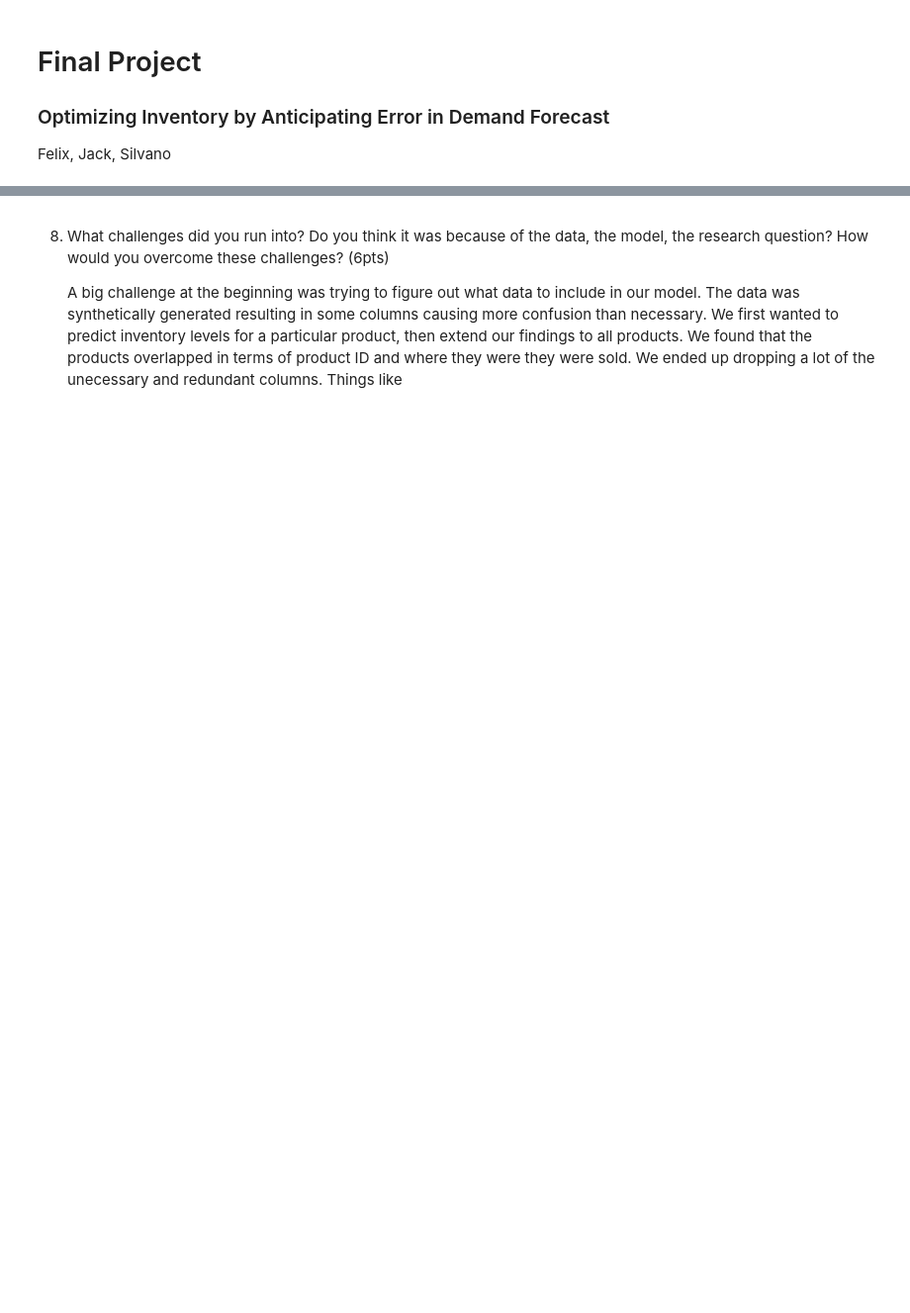
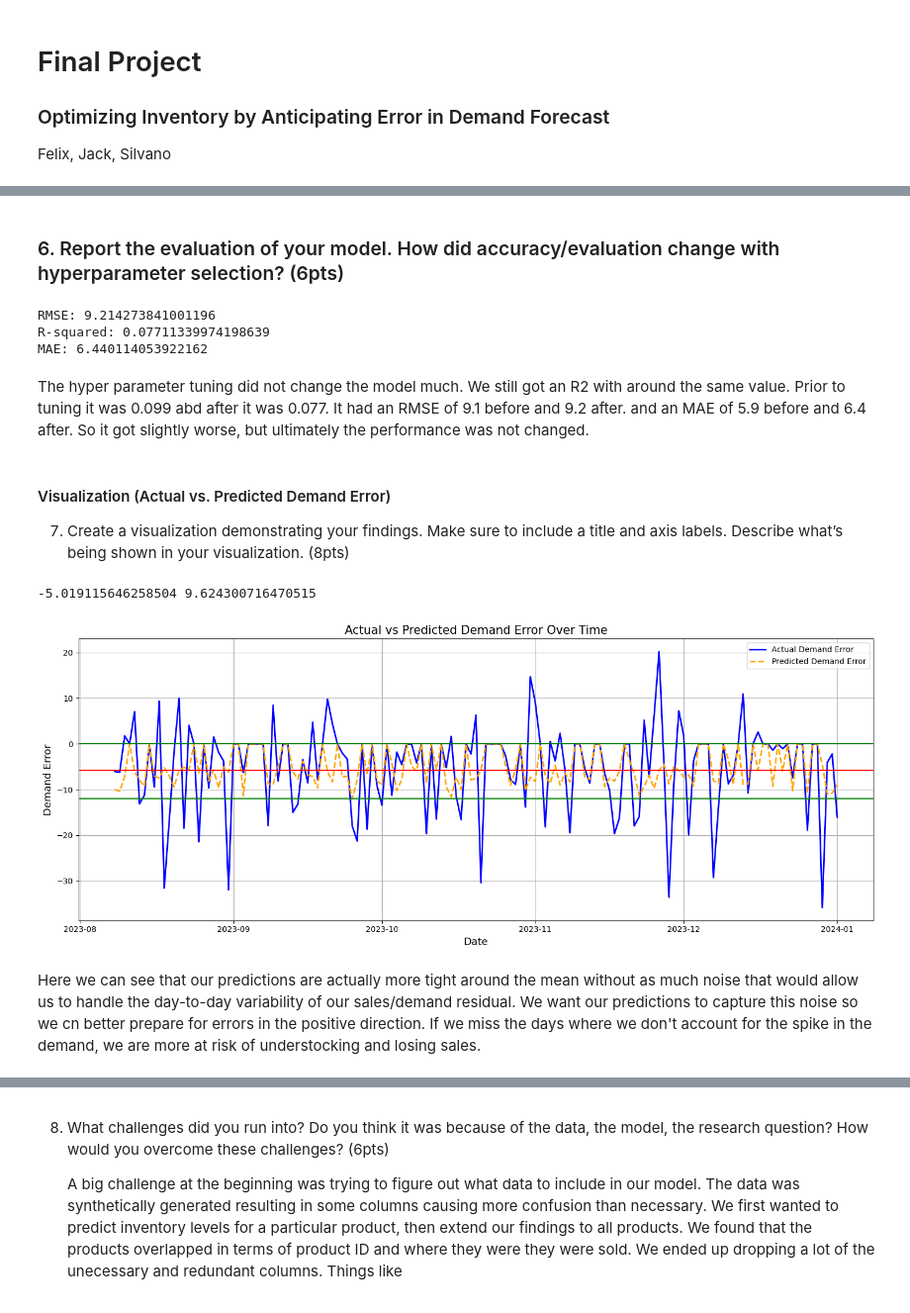
Before and after one commit to silvanoross/IMT574_FinalProject, a Jupyter notebook: IMT574_FinalProject.ipynb, the cells around one changed output, grey strips where cells are left out. Shown at 99% size. Saved outputs shown, nothing was run; the diff lists cells and outputs as text; code cells hidden in the pictures; blank space fills up the shorter version.

```diff
--- a/IMT574_FinalProject.ipynb
+++ b/IMT574_FinalProject.ipynb
@@ -67,0 +439,8 @@ Felix, Jack, Silvano
+# %%
+filtered_df['Demand Error'] = filtered_df['Units Sold'] - filtered_df['Demand Forecast']
+columns_to_drop = [
+    "Units Sold",
+    "Demand Forecast"
+]
+filtered_df = filtered_df.drop(columns=columns_to_drop, errors='ignore')
+filtered_df.head()
@@ -67,0 +598,65 @@ Felix, Jack, Silvano
+# %% [markdown]
+### 6. Report the evaluation of your model. How did accuracy/evaluation change with hyperparameter selection? (6pts)
+# %%
+
+rmse = np.sqrt(mean_squared_error(y_test, y_pred))
+r2 = r2_score(y_test, y_pred)
+mae = mean_absolute_error(y_test, y_pred)
+
+print(f'RMSE: {rmse}')
+print(f'R-squared: {r2}')
+print(f'MAE: {mae}')
+# %% [output]
+RMSE: 9.214273841001196
+R-squared: 0.07711339974198639
+MAE: 6.440114053922162
+# %% [markdown]
+The hyper parameter tuning did not change the model much. We still got an R2 with around the same value. Prior to tuning it was 0.099 abd after it was 0.077. It had an RMSE of 9.1 before and 9.2 after. and an MAE of 5.9 before and 6.4 after. So it got slightly worse, but ultimately the performance was not changed.
+# %% [markdown]
+#### Visualization (Actual vs. Predicted Demand Error)
+7. Create a visualization demonstrating your findings. Make sure to include a title and axis labels. Describe what’s being shown in your visualization. (8pts)
+# %%
+# clearly defined forecast values
+forecast = results.forecast(steps=len(y_test), exog=test_exog)
+
+# Create a DataFrame to hold the predictions and actual values
+comparison_df = pd.DataFrame({
+    'Actual Demand Error': y_test,
+    'Predicted Demand Error': forecast
+}, index=y_test.index)
+
+mean, std = comparison_df['Actual Demand Error'].mean(), comparison_df['Actual Demand Error'].std()
+print(mean, std)
+# %% [output]
+-5.019115646258504 9.624300716470515
+# %%
+# Plotting clearly over time
+
+plt.figure(figsize=(15, 6))
+
+# Actual demand error (blue solid line)
+plt.plot(comparison_df.index, comparison_df['Actual Demand Error'],
+         label='Actual Demand Error', color='blue', linewidth=2)
+
+# Predicted demand error (orange dashed line)
+plt.plot(comparison_df.index, comparison_df['Predicted Demand Error'],
+         label='Predicted Demand Error',
+         color='orange', linewidth=2, linestyle='--')
+
+plt.axhline(y = forecast.max(), color = 'g') # plot the mean
+plt.axhline(y = forecast.min(), color = 'g') # plot the mean
+
+plt.axhline(y = -5.781712173857287, color = 'r')
+# Formatting clearly
+plt.xlabel('Date', fontsize=13)
+plt.ylabel('Demand Error', fontsize=13)
+plt.title('Actual vs Predicted Demand Error Over Time', fontsize=15)
+plt.legend()
+plt.grid(True)
+plt.tight_layout()
+plt.show()
+# %% [output]
+[figure, added]
+# %% [markdown]
+Here we can see that our predictions are actually more tight around the mean without as much noise that would allow us to handle the day-to-day variability of our sales/demand residual.
+We want our predictions to capture this noise so we cn better prepare for errors in the positive direction. If we miss the days where we don't account for the spike in the demand, we are more at risk of understocking and losing sales.
```
Also changed, not shown: parts of 46 cells of this notebook, 2 other files.
